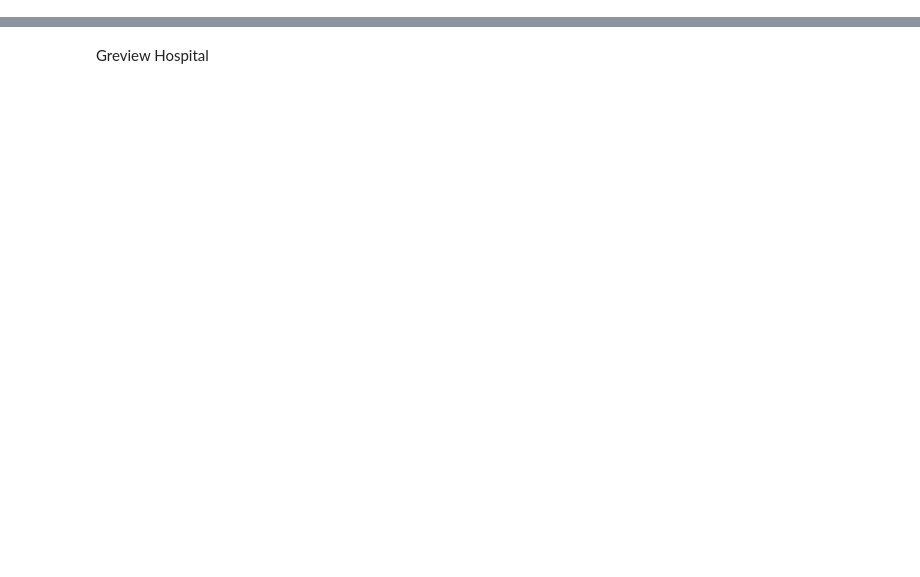
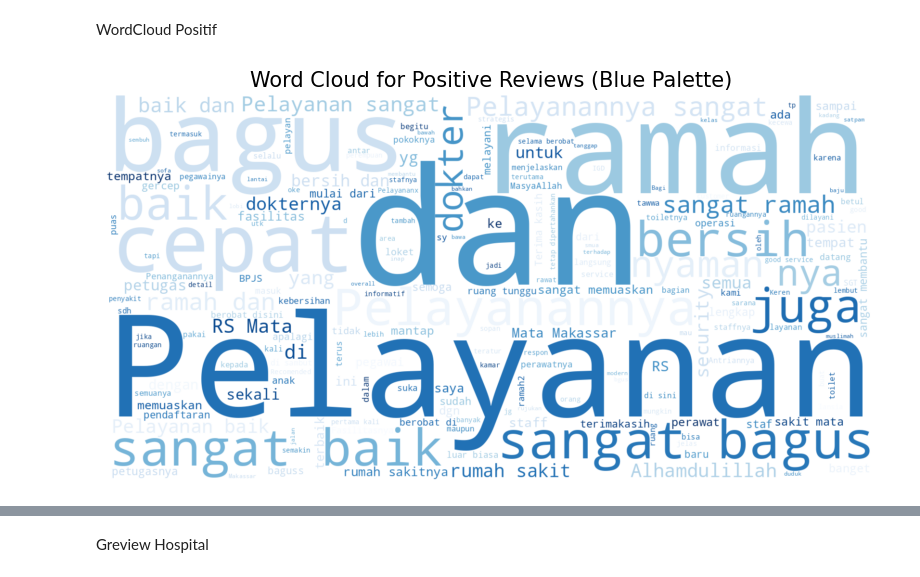
Before and after one commit to idarwati/Health-Data-Analytics-Portfolio, a Jupyter notebook: NLP_Google_Review_RS.ipynb, the cells around one changed output, grey strips where cells are left out. Cells and saved outputs as stored; diff of their text form; code cells hidden in the pictures; blank space fills up the shorter version.

```diff
--- a/NLP_Google_Review_RS.ipynb
+++ b/NLP_Google_Review_RS.ipynb
@@ -2,0 +56,26 @@
+# %% [markdown]
+WordCloud Positif
+# %%
+from wordcloud import WordCloud
+import matplotlib.pyplot as plt
+
+# 1. Filter the DataFrame for 'Positif' sentiment reviews
+df_positif = df[df['Sentimen'] == 'Positif']
+
+# 2. Concatenate all 'Review' texts from the filtered DataFrame
+text_positif = ' '.join(df_positif['Review'].astype(str))
+
+# 3. Create a WordCloud object with a blue colormap
+wordcloud_positif = WordCloud(width=1600, height=800,
+                              background_color='white',
+                              colormap='Blues', # Blue colormap for positive sentiment
+                              min_font_size=10).generate(text_positif)
+
+# 4. Display the generated word cloud
+plt.figure(figsize=(10, 5))
+plt.imshow(wordcloud_positif, interpolation='bilinear')
+plt.axis("off") # Turn off axes
+plt.title("Word Cloud for Positive Reviews (Blue Palette)", fontsize=15)
+plt.show()
+# %% [output]
+[figure, added]
```
Also changed, not shown: parts of 39 cells of this notebook.
